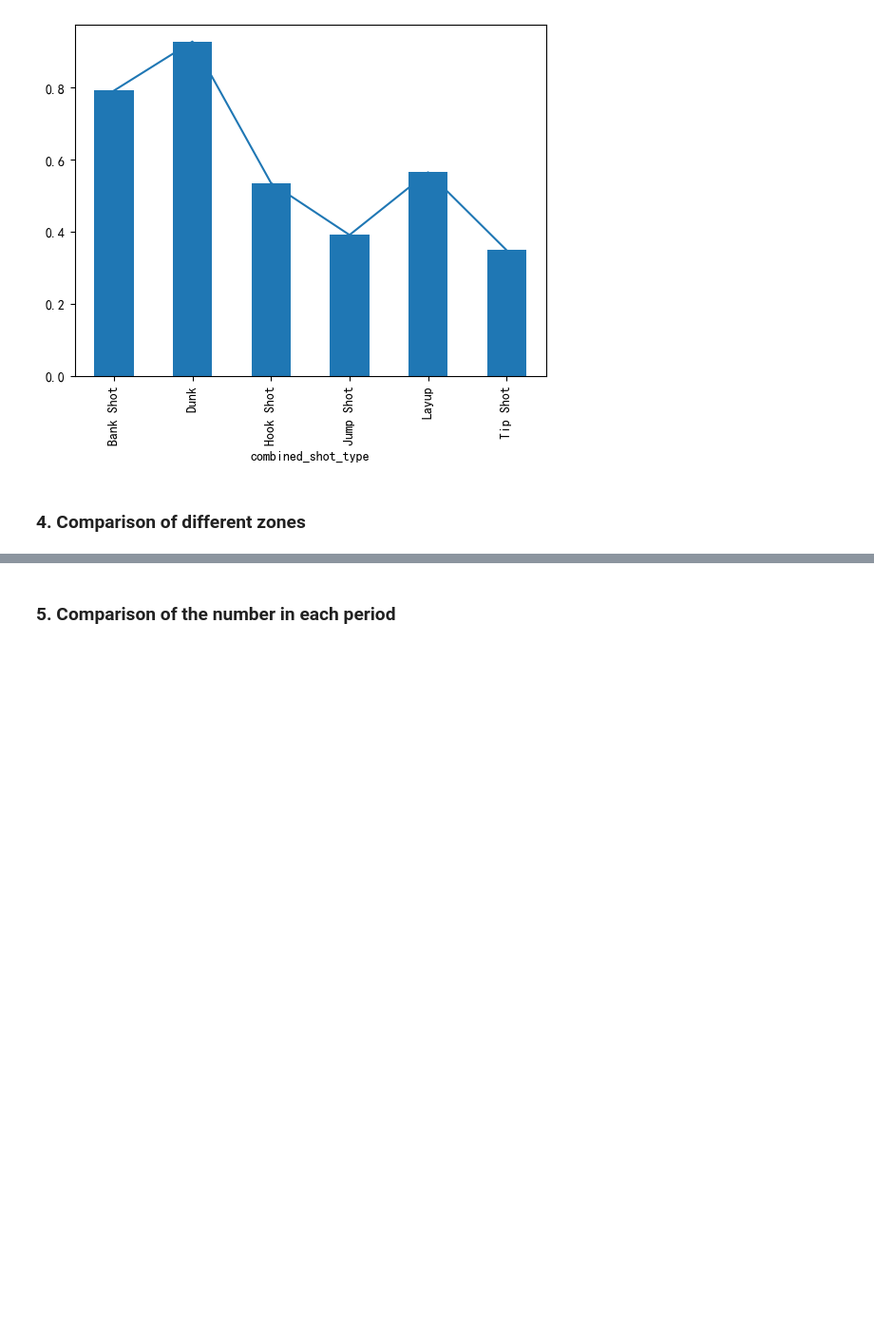
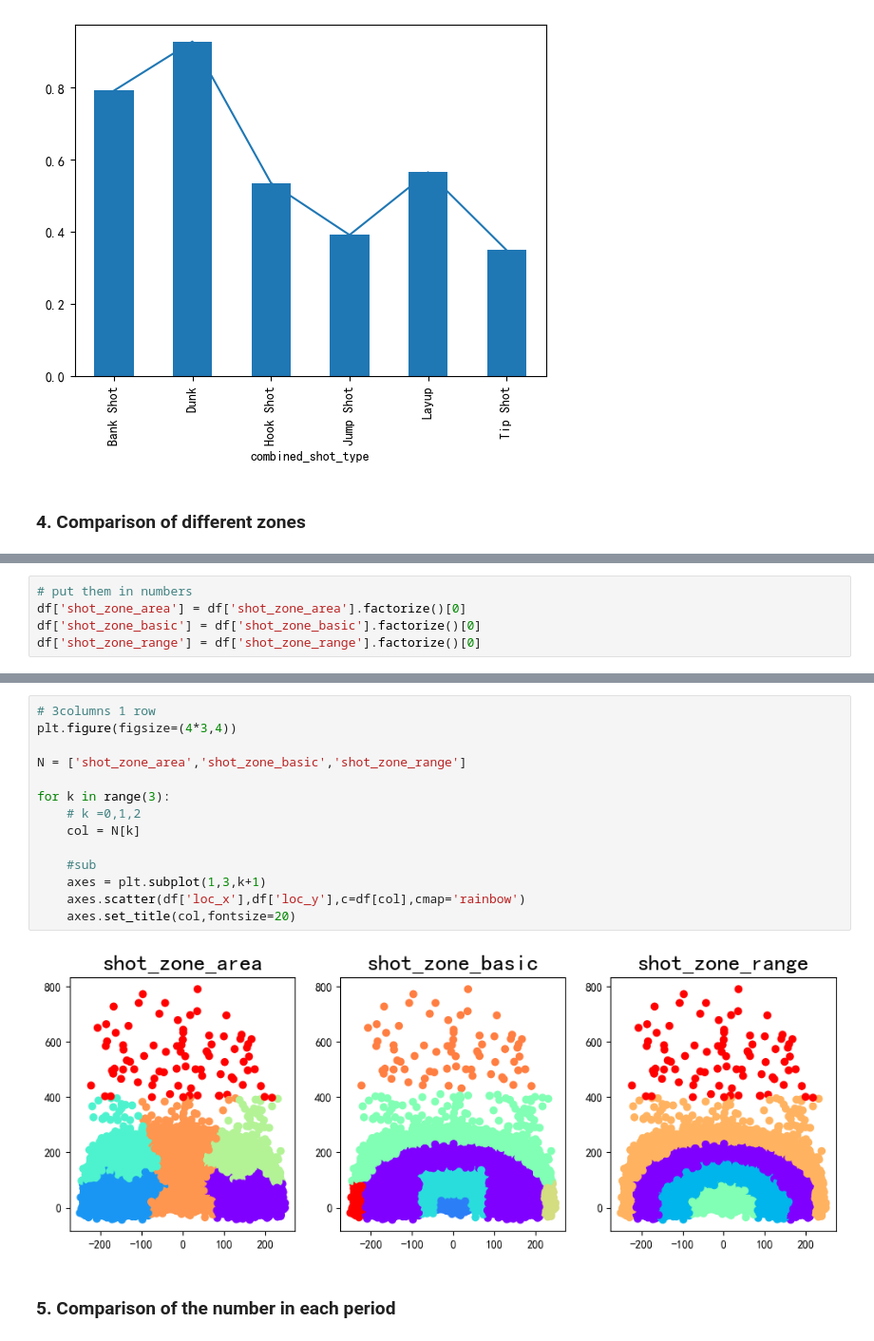
Before and after one commit to JoshuaZSong/Kobe_Shooting_Data_Visualization_by_Matplotlib, a Jupyter notebook: Kobe_Shooting_Data_Visualization_by_Matplotlib.ipynb, the cells around one changed output, grey strips where cells are left out. Shown at 95% size. Drawn from its saved outputs; the diff is of its cells as text; blank space fills up the shorter version.

```diff
--- a/Kobe_Shooting_Data_Visualization_by_Matplotlib.ipynb
+++ b/Kobe_Shooting_Data_Visualization_by_Matplotlib.ipynb
@@ -139,0 +183,5 @@ Name: shot_made_flag, dtype: int64
+# %%
+# put them in numbers
+df['shot_zone_area'] = df['shot_zone_area'].factorize()[0]
+df['shot_zone_basic'] = df['shot_zone_basic'].factorize()[0]
+df['shot_zone_range'] = df['shot_zone_range'].factorize()[0]
@@ -140,2 +203,18 @@ Name: shot_made_flag, dtype: int64
+# %%
+# 3columns 1 row
+plt.figure(figsize=(4*3,4))
+
+N = ['shot_zone_area','shot_zone_basic','shot_zone_range']
+
+for k in range(3):
+    # k =0,1,2
+    col = N[k]
+
+    #sub
+    axes = plt.subplot(1,3,k+1)
+    axes.scatter(df['loc_x'],df['loc_y'],c=df[col],cmap='rainbow')
+    axes.set_title(col,fontsize=20)
+# %% [output]
+[figure, added]
 # %% [markdown]
 ###  5. Comparison of the number in each period
```
Also changed, not shown: parts of 5 cells of this notebook.
